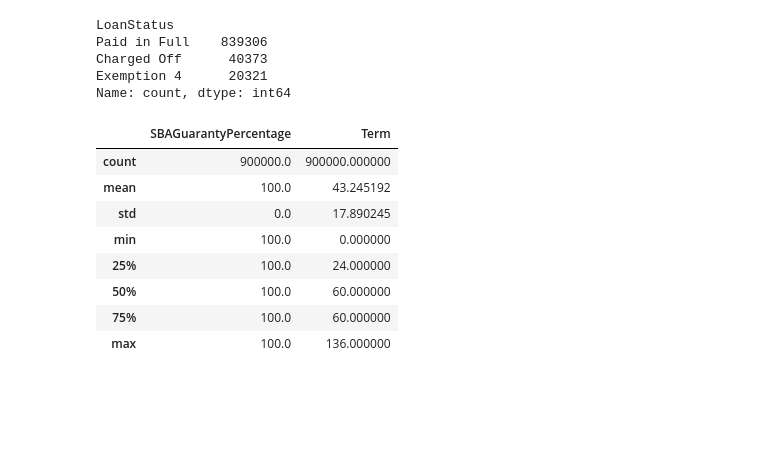
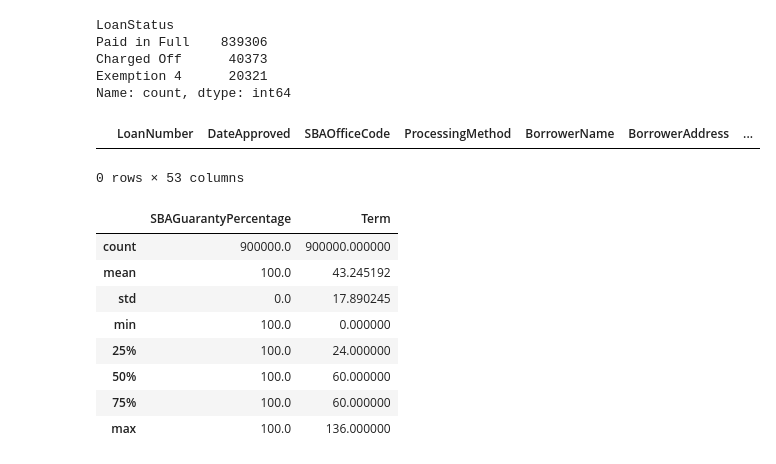
Before and after one commit to sheisroot/PPP-loan-repayment, a Jupyter notebook: code/01_EDA.ipynb, the cells around one changed output. Cells and saved outputs as stored; diff of their text form; code cells hidden in the pictures; blank space fills up the shorter version.

Commit message:
classify loan status

```diff
--- a/code/01_EDA.ipynb
+++ b/code/01_EDA.ipynb
@@ -338,6 +338,11 @@ Paid in Full    839306
 Charged Off      40373
 Exemption 4      20321
 Name: count, dtype: int64
+# %%
+ppp_1[ppp_1['LoanStatus'].isna()]
+# %% [output]
+|  | LoanNumber | DateApproved | SBAOfficeCode | ProcessingMethod | BorrowerName | BorrowerAddress | ... |
+0 rows × 53 columns
 # %%
 ppp_1[['SBAGuarantyPercentage', 'Term']].describe()
 # %% [output]
```
Also changed, not shown: parts of 3 cells of this notebook, 2 other files.
